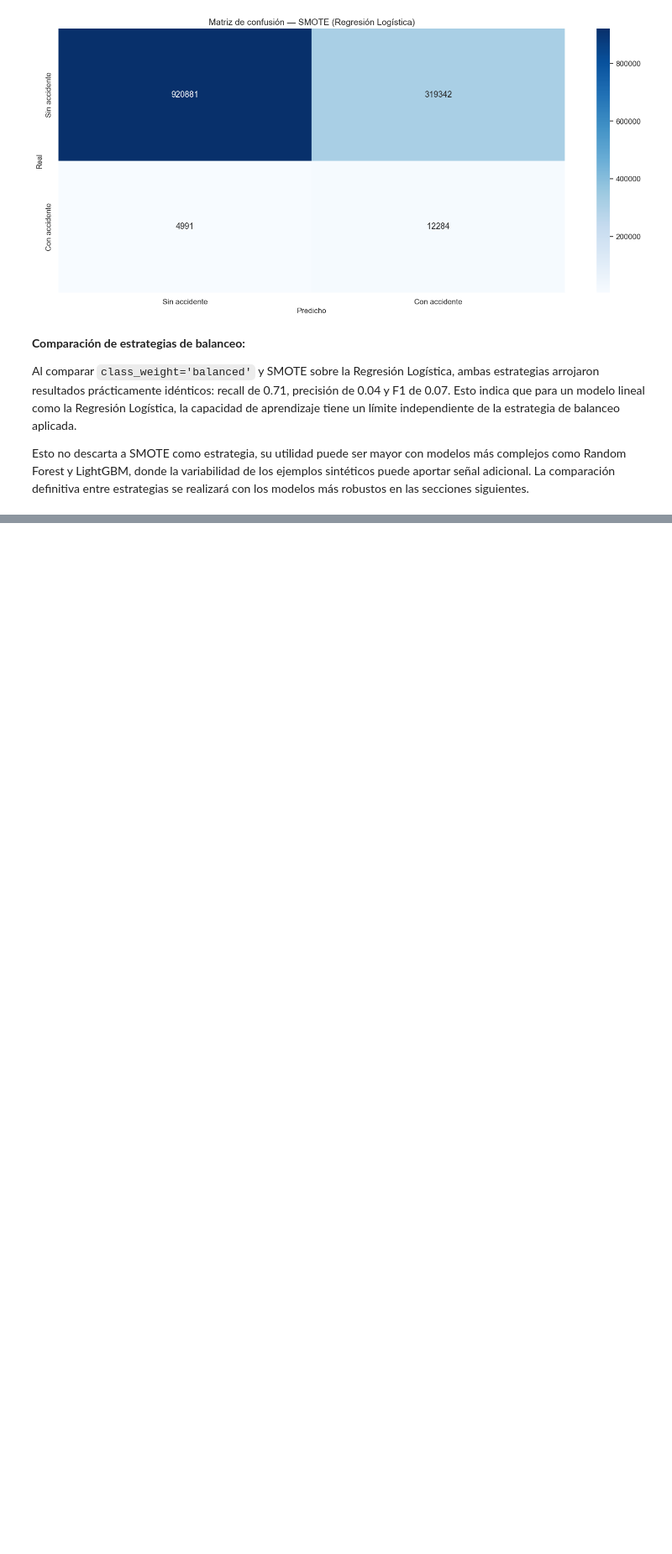
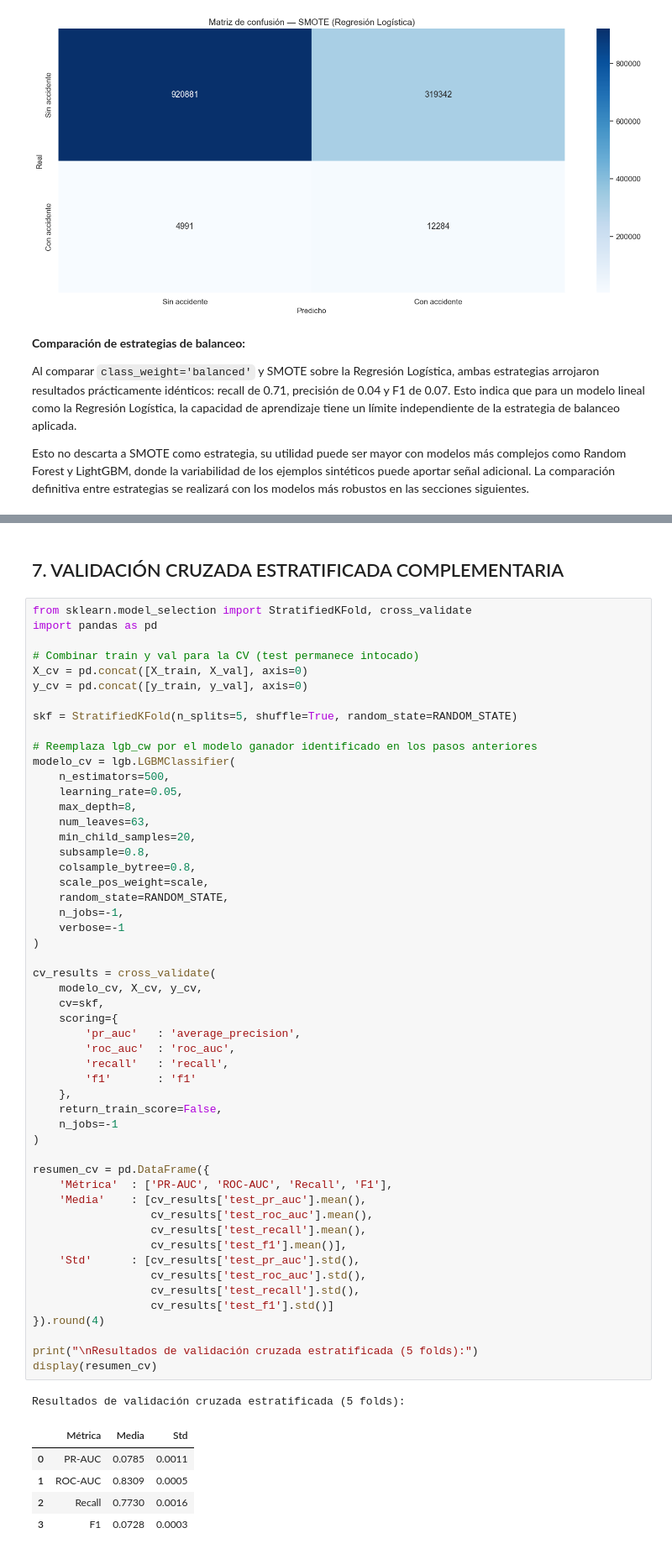
Before and after one commit to SaraMR9/AprendizajeAutomatico, a Jupyter notebook: Notebook.ipynb, the cells around one changed output, grey strips where cells are left out. Shown at 84% size. Cells and saved outputs as stored; diff of their text form; blank space fills up the shorter version.

```diff
--- a/Notebook.ipynb
+++ b/Notebook.ipynb
@@ -3342,0 +3761,61 @@ Esto no descarta a SMOTE como estrategia, su utilidad puede ser mayor con modelo
+# %% [markdown]
+## 7. VALIDACIÓN CRUZADA ESTRATIFICADA COMPLEMENTARIA
+# %%
+from sklearn.model_selection import StratifiedKFold, cross_validate
+import pandas as pd
+
+# Combinar train y val para la CV (test permanece intocado)
+X_cv = pd.concat([X_train, X_val], axis=0)
+y_cv = pd.concat([y_train, y_val], axis=0)
+
+skf = StratifiedKFold(n_splits=5, shuffle=True, random_state=RANDOM_STATE)
+
+# Reemplaza lgb_cw por el modelo ganador identificado en los pasos anteriores
+modelo_cv = lgb.LGBMClassifier(
+    n_estimators=500,
+    learning_rate=0.05,
+    max_depth=8,
+    num_leaves=63,
+    min_child_samples=20,
+    subsample=0.8,
+    colsample_bytree=0.8,
+    scale_pos_weight=scale,
+    random_state=RANDOM_STATE,
+    n_jobs=-1,
+    verbose=-1
+)
+
+cv_results = cross_validate(
+    modelo_cv, X_cv, y_cv,
+    cv=skf,
+    scoring={
+        'pr_auc'   : 'average_precision',
+        'roc_auc'  : 'roc_auc',
+        'recall'   : 'recall',
+        'f1'       : 'f1'
+    },
+    return_train_score=False,
+    n_jobs=-1
+)
+
+resumen_cv = pd.DataFrame({
+    'Métrica'  : ['PR-AUC', 'ROC-AUC', 'Recall', 'F1'],
+    'Media'    : [cv_results['test_pr_auc'].mean(),
+                  cv_results['test_roc_auc'].mean(),
+                  cv_results['test_recall'].mean(),
+                  cv_results['test_f1'].mean()],
+    'Std'      : [cv_results['test_pr_auc'].std(),
+                  cv_results['test_roc_auc'].std(),
+                  cv_results['test_recall'].std(),
+                  cv_results['test_f1'].std()]
+}).round(4)
+
+print("\nResultados de validación cruzada estratificada (5 folds):")
+display(resumen_cv)
+# %% [output]
+Resultados de validación cruzada estratificada (5 folds):
+|  | Métrica | Media | Std |
+| 0 | PR-AUC | 0.0785 | 0.0011 |
+| 1 | ROC-AUC | 0.8309 | 0.0005 |
+| 2 | Recall | 0.7730 | 0.0016 |
+| 3 | F1 | 0.0728 | 0.0003 |
```
Also changed, not shown: parts of 21 cells of this notebook.
